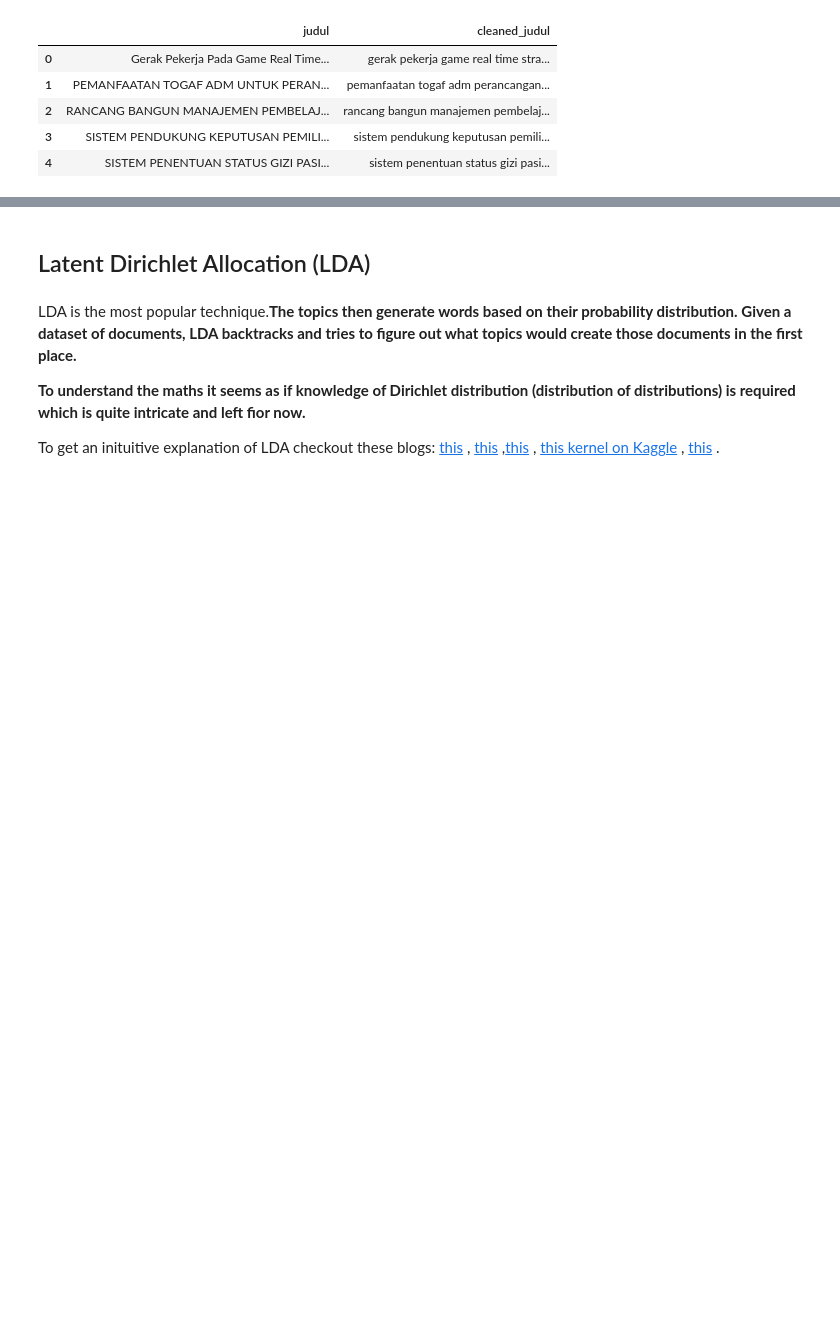
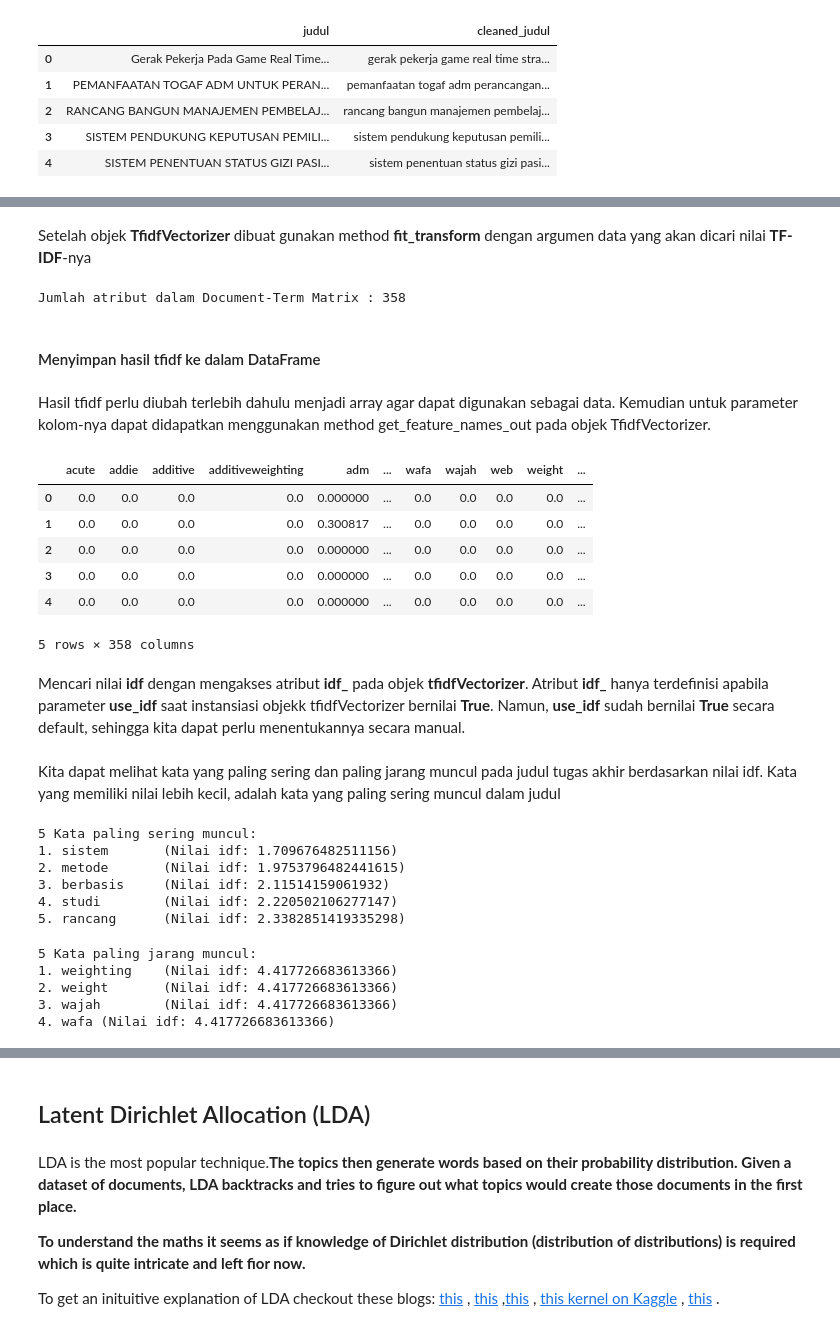
Before and after one commit to egi-190137/topic-modelling-sklearn, a Jupyter notebook: _build/jupyter_execute/topic-modelling-using-lda-and-lsa-in-sklearn.ipynb, the cells around one changed output, grey strips where cells are left out. Drawn from its saved outputs; the diff is of its cells as text; code cells hidden in the pictures; blank space fills up the shorter version.

```diff
--- a/_build/jupyter_execute/topic-modelling-using-lda-and-lsa-in-sklearn.ipynb
+++ b/_build/jupyter_execute/topic-modelling-using-lda-and-lsa-in-sklearn.ipynb
@@ -256,0 +180,29 @@ Similalry for other documents we can do this. However note that values dont add
+# %% [markdown]
+Setelah objek **TfidfVectorizer** dibuat gunakan method **fit_transform** dengan argumen data yang akan dicari nilai **TF-IDF**-nya
+# %%
+vect_text = vect.fit_transform(df['judul'])
+# %%
+attr_count = vect.get_feature_names_out().shape[0]
+print(f'Jumlah atribut dalam Document-Term Matrix : {attr_count}')
+# %% [output]
+Jumlah atribut dalam Document-Term Matrix : 358
+# %% [markdown]
+#### Menyimpan hasil tfidf ke dalam DataFrame
+# %% [markdown]
+Hasil tfidf perlu diubah terlebih dahulu menjadi array agar dapat digunakan sebagai data. Kemudian untuk parameter kolom-nya dapat didapatkan menggunakan method get_feature_names_out pada objek TfidfVectorizer.
+# %%
+tfidf = pd.DataFrame(
+    data=vect_text.toarray(),
+    columns=vect.get_feature_names_out()
+)
+tfidf.head()
+# %% [output]
+|  | acute | addie | additive | additiveweighting | adm | ... | wafa | wajah | web | weight | ... |
+| 0 | 0.0 | 0.0 | 0.0 | 0.0 | 0.000000 | ... | 0.0 | 0.0 | 0.0 | 0.0 | ... |
+| 1 | 0.0 | 0.0 | 0.0 | 0.0 | 0.300817 | ... | 0.0 | 0.0 | 0.0 | 0.0 | ... |
+| 2 | 0.0 | 0.0 | 0.0 | 0.0 | 0.000000 | ... | 0.0 | 0.0 | 0.0 | 0.0 | ... |
+| 3 | 0.0 | 0.0 | 0.0 | 0.0 | 0.000000 | ... | 0.0 | 0.0 | 0.0 | 0.0 | ... |
+| 4 | 0.0 | 0.0 | 0.0 | 0.0 | 0.000000 | ... | 0.0 | 0.0 | 0.0 | 0.0 | ... |
+5 rows × 358 columns
+# %% [markdown]
+Mencari nilai **idf** dengan mengakses atribut **idf_** pada objek **tfidfVectorizer**. Atribut **idf_** hanya terdefinisi apabila parameter **use_idf** saat instansiasi objekk tfidfVectorizer bernilai **True**. Namun, **use_idf** sudah bernilai **True** secara default, sehingga kita dapat perlu menentukannya secara manual.
@@ -256,0 +215,23 @@ Similalry for other documents we can do this. However note that values dont add
+# %% [markdown]
+Kita dapat melihat kata yang paling sering dan paling jarang muncul pada judul tugas akhir berdasarkan nilai idf. Kata yang memiliki nilai lebih kecil, adalah kata yang paling sering muncul dalam judul
+# %%
+print("5 Kata paling sering muncul:")
+for i, word in enumerate(l[:5]):
+    print(f"{i+1}. {word}\t(Nilai idf: {dd[word]})")
+# %% [output]
+5 Kata paling sering muncul:
+1. sistem       (Nilai idf: 1.709676482511156)
+2. metode       (Nilai idf: 1.9753796482441615)
+3. berbasis     (Nilai idf: 2.11514159061932)
+4. studi        (Nilai idf: 2.220502106277147)
+5. rancang      (Nilai idf: 2.3382851419335298)
+# %%
+print("5 Kata paling jarang muncul:")
+for i, word in enumerate(l[:-5:-1]):
+    print(f"{i+1}. {word}\t(Nilai idf: {dd[word]})")
+# %% [output]
+5 Kata paling jarang muncul:
+1. weighting    (Nilai idf: 4.417726683613366)
+2. weight       (Nilai idf: 4.417726683613366)
+3. wajah        (Nilai idf: 4.417726683613366)
+4. wafa (Nilai idf: 4.417726683613366)
```
Also changed, not shown: parts of 68 cells of this notebook, 26 other files.
